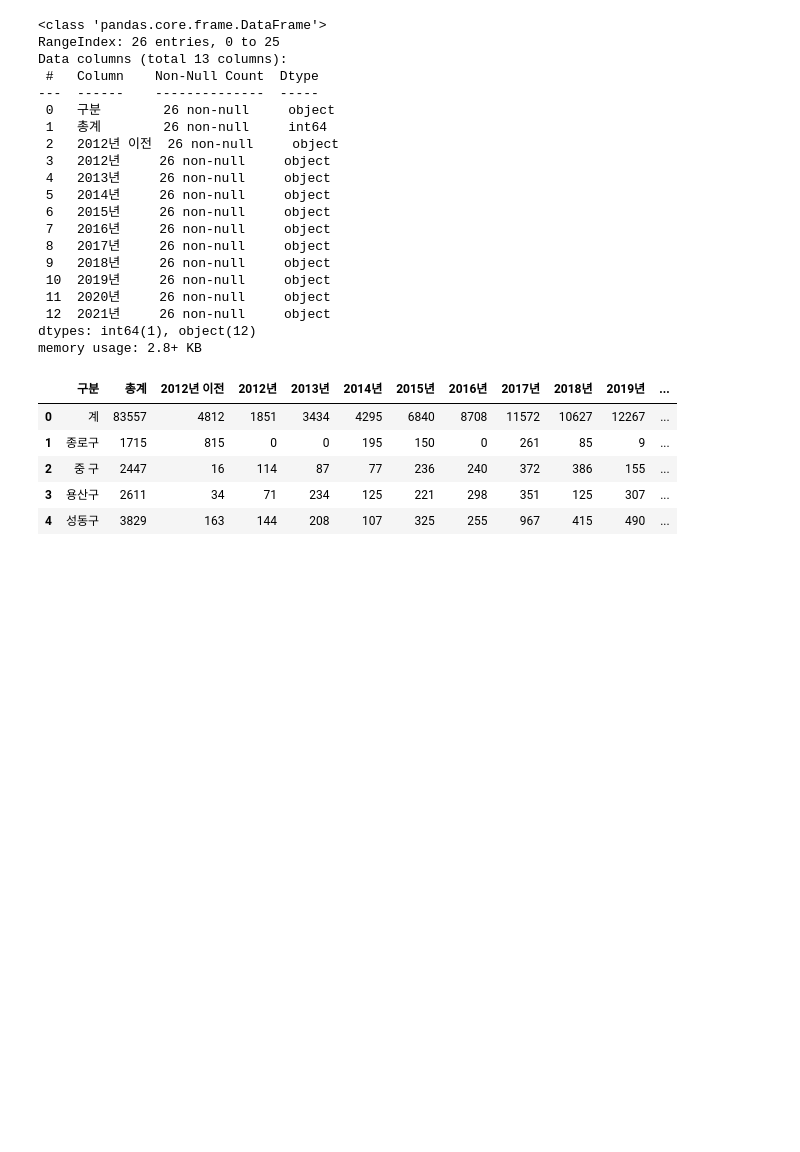
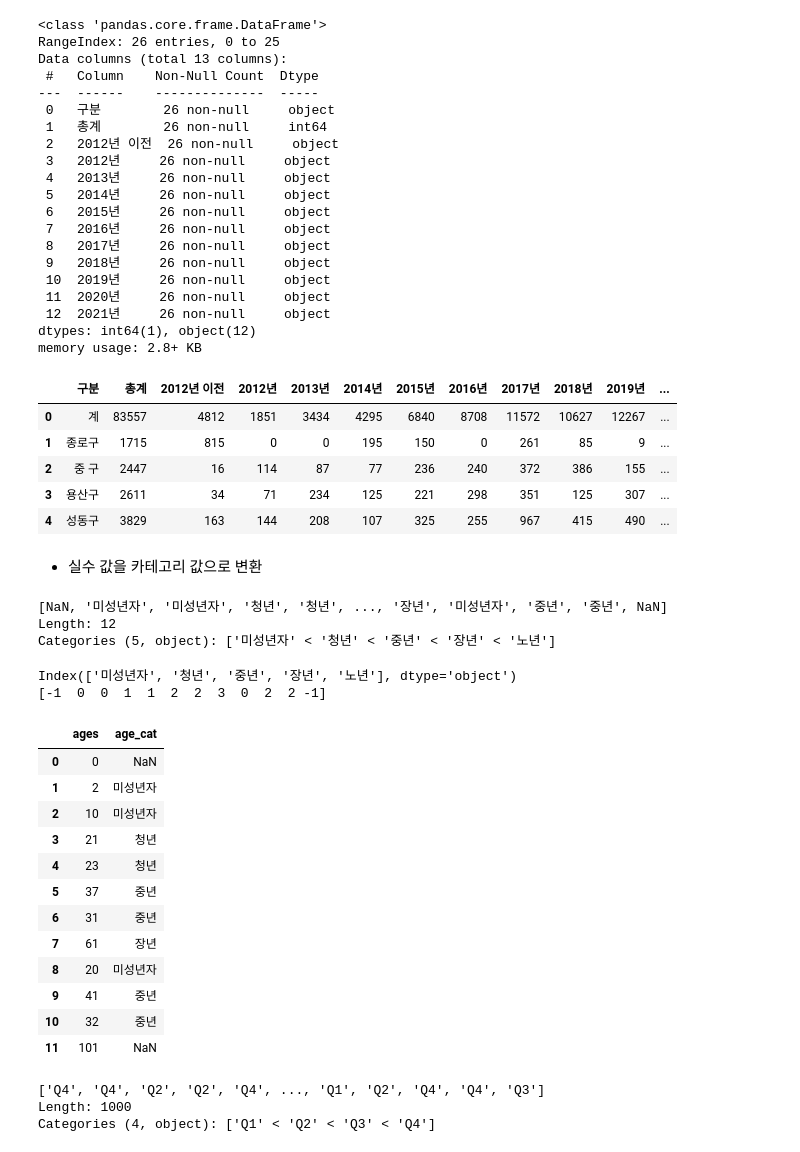
Before and after one commit to ivyjune22/DataAnalysis-Lecture-2022.04, a Jupyter notebook: 02.Pandas/04Dataframe_03.ipynb, the cells around one changed output. Saved outputs shown, nothing was run; the diff lists cells and outputs as text; code cells hidden in the pictures; blank space fills up the shorter version.

```diff
--- a/02.Pandas/04Dataframe_03.ipynb
+++ b/02.Pandas/04Dataframe_03.ipynb
@@ -363,3 +363,47 @@ cctv.head()
 | 2 | 중 구 | 2447 | 16 | 114 | 87 | 77 | 236 | 240 | 372 | 386 | 155 | ... |
 | 3 | 용산구 | 2611 | 34 | 71 | 234 | 125 | 221 | 298 | 351 | 125 | 307 | ... |
 | 4 | 성동구 | 3829 | 163 | 144 | 208 | 107 | 325 | 255 | 967 | 415 | 490 | ... |
+# %% [markdown]
+- 실수 값을 카테고리 값으로 변환
+# %%
+ages = [0, 2, 10, 21, 23, 37, 31, 61, 20, 41, 32, 101]
+bins = [1, 20, 30, 50, 70, 100]
+labels = ["미성년자", "청년", "중년", "장년", "노년"]
+cats = pd.cut(ages, bins, labels=labels)
+cats
+# %% [output]
+[NaN, '미성년자', '미성년자', '청년', '청년', ..., '장년', '미성년자', '중년', '중년', NaN]
+Length: 12
+Categories (5, object): ['미성년자' < '청년' < '중년' < '장년' < '노년']
+# %%
+print(cats.categories)
+print(cats.codes)
+# %% [output]
+Index(['미성년자', '청년', '중년', '장년', '노년'], dtype='object')
+[-1  0  0  1  1  2  2  3  0  2  2 -1]
+# %%
+df4 = pd.DataFrame(ages, columns=["ages"])
+df4["age_cat"] = pd.cut(df4.ages, bins, labels=labels)
+df4
+# %% [output]
+|  | ages | age_cat |
+| 0 | 0 | NaN |
+| 1 | 2 | 미성년자 |
+| 2 | 10 | 미성년자 |
+| 3 | 21 | 청년 |
+| 4 | 23 | 청년 |
+| 5 | 37 | 중년 |
+| 6 | 31 | 중년 |
+| 7 | 61 | 장년 |
+| 8 | 20 | 미성년자 |
+| 9 | 41 | 중년 |
+| 10 | 32 | 중년 |
+| 11 | 101 | NaN |
+# %%
+data = np.random.randn(1000)
+cats = pd.qcut(data, 4, labels=["Q1", "Q2", "Q3", "Q4"])
+cats
+# %% [output]
+['Q4', 'Q4', 'Q2', 'Q2', 'Q4', ..., 'Q1', 'Q2', 'Q4', 'Q4', 'Q3']
+Length: 1000
+Categories (4, object): ['Q1' < 'Q2' < 'Q3' < 'Q4']
```
Also changed, not shown: parts of 10 cells of this notebook.
